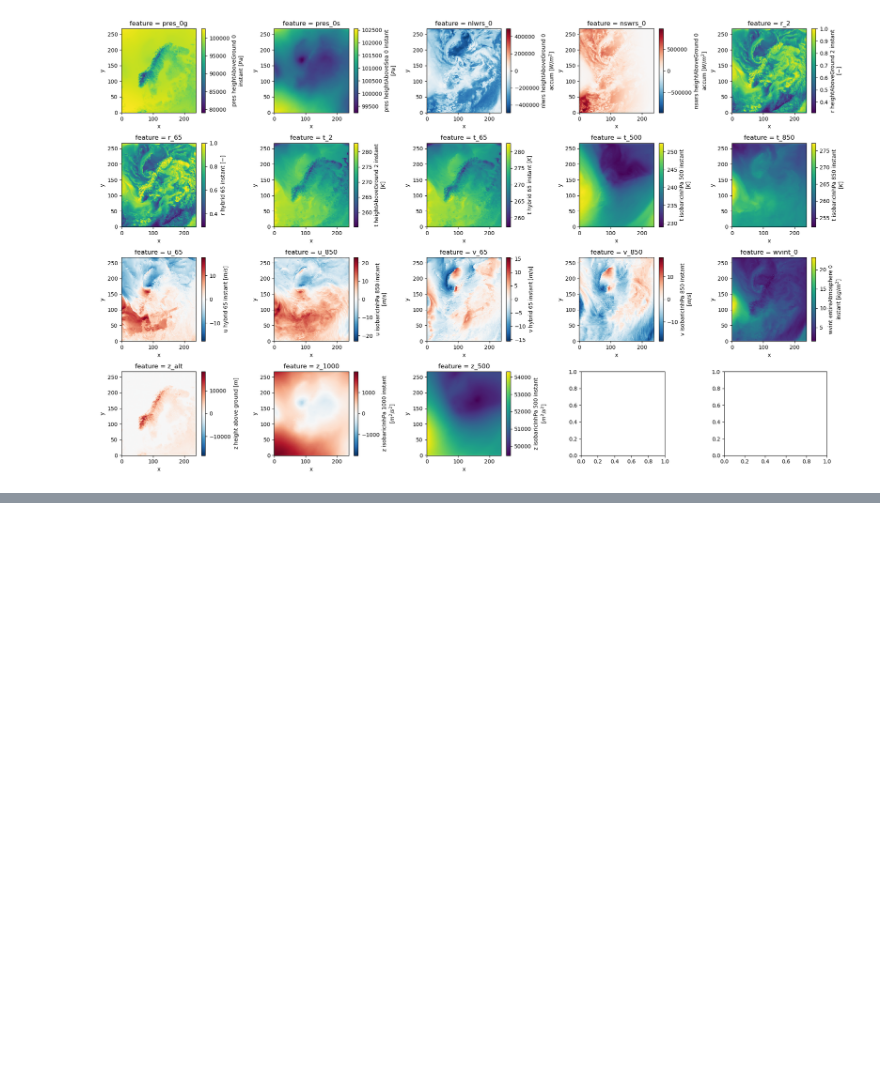
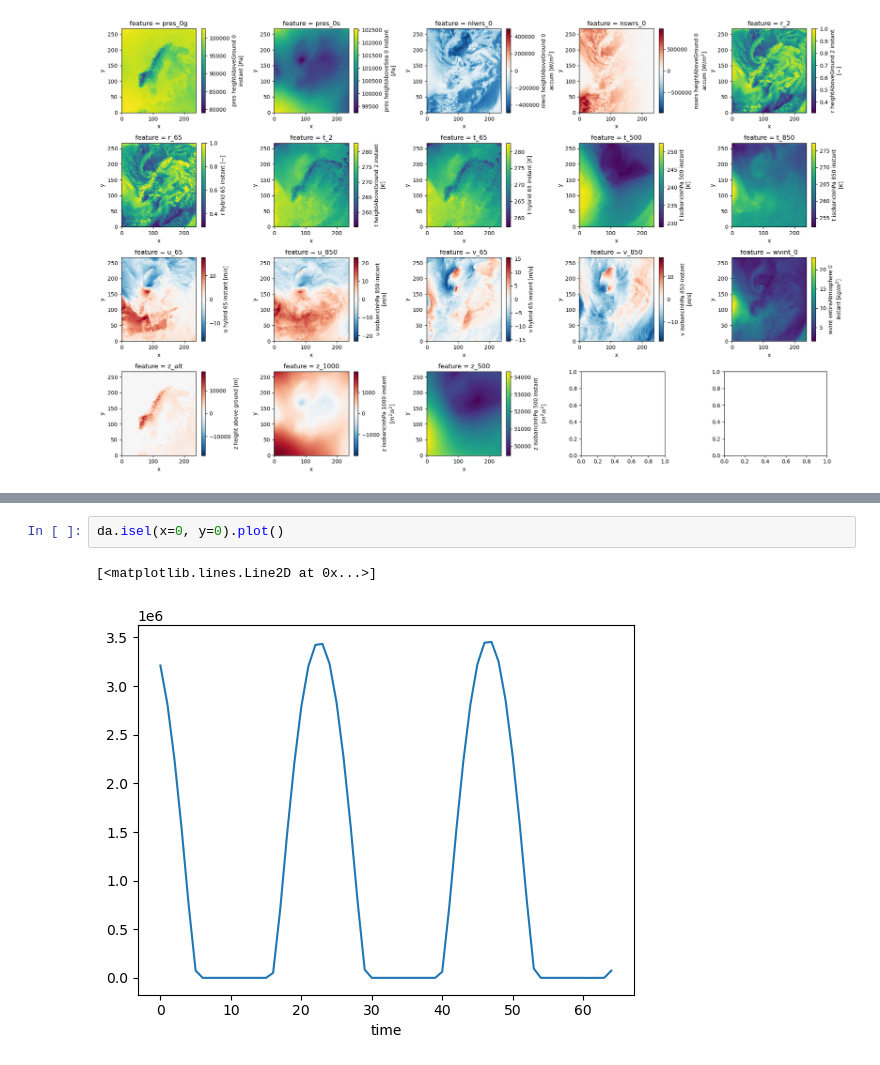
Before and after one commit to leifdenby/neural-lam, a Jupyter notebook: notebooks/examining_inputs.ipynb, the cells around one changed output, grey strips where cells are left out. Cells and saved outputs as stored; diff of their text form; blank space fills up the shorter version.

```diff
--- a/notebooks/examining_inputs.ipynb
+++ b/notebooks/examining_inputs.ipynb
@@ -97,0 +156,5 @@ fig.tight_layout()
+# %%
+da.isel(x=0, y=0).plot()
+# %% [output]
+[<matplotlib.lines.Line2D at 0x...>]
+[figure, added]
```
Also changed, not shown: parts of 13 cells of this notebook.
